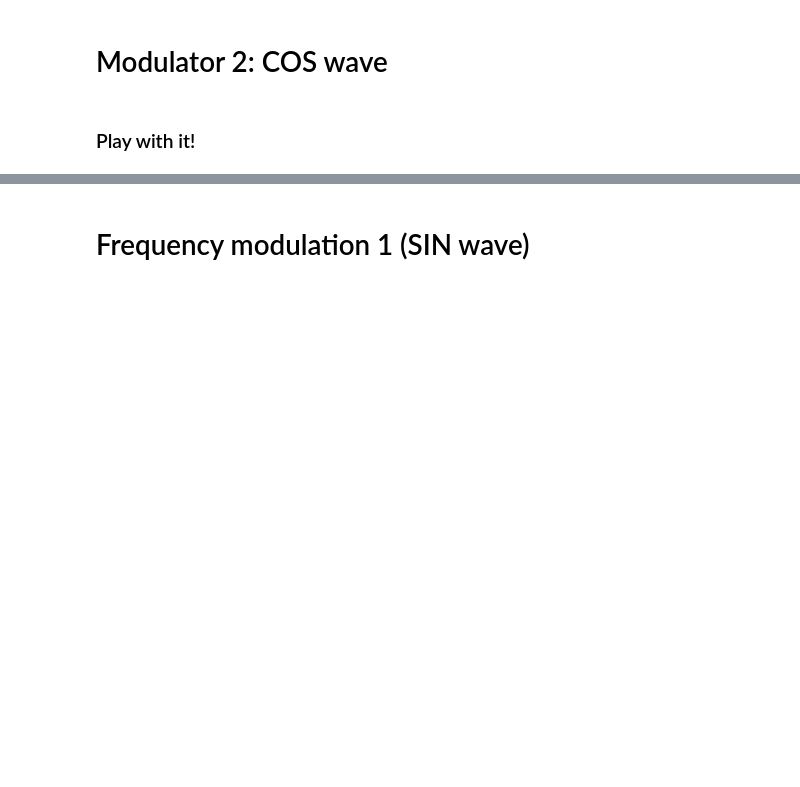
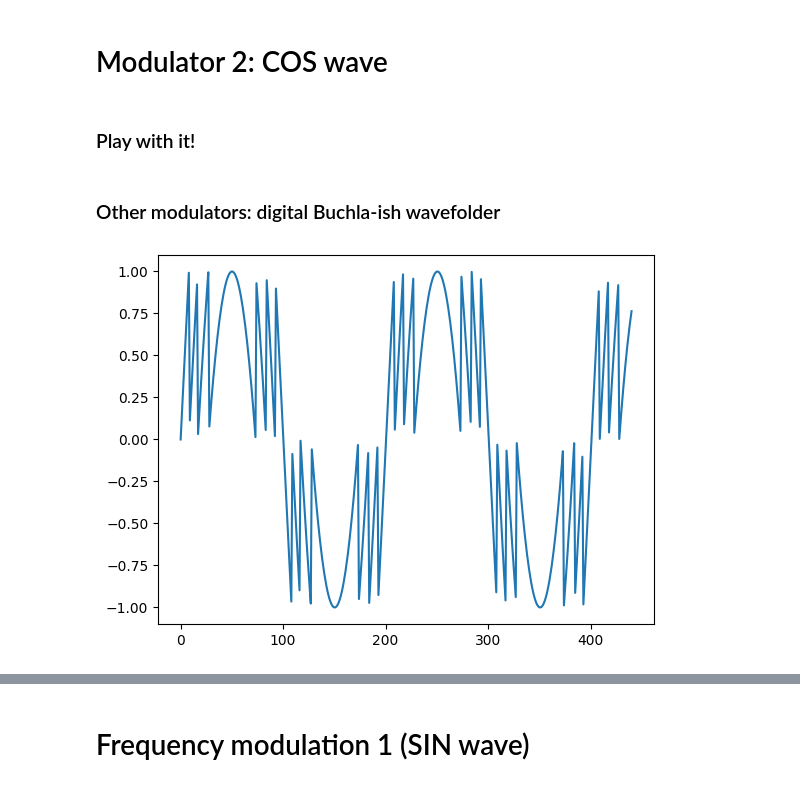
Before and after one commit to akinml/buchla, a Jupyter notebook: sound_modulation.ipynb, the cells around one changed output, grey strips where cells are left out. Drawn from its saved outputs; the diff is of its cells as text; code cells hidden in the pictures; blank space fills up the shorter version.

```diff
--- a/sound_modulation.ipynb
+++ b/sound_modulation.ipynb
@@ -83,0 +74,5 @@ for x in range(0, 44100):
+# %% [markdown]
+### Other modulators: digital Buchla-ish wavefolder
+# %%
+def buchlaish_wavefolder(wave, folds):
+    return fmod(wave*folds, 1.0)
@@ -83,0 +81,4 @@ for x in range(0, 44100):
+# %%
+plot_sound(0.01, lambda t: buchlaish_wavefolder(sin(440.0*pi*t), 4))
+# %% [output]
+[figure, added]
```
Also changed, not shown: parts of 78 cells of this notebook.
